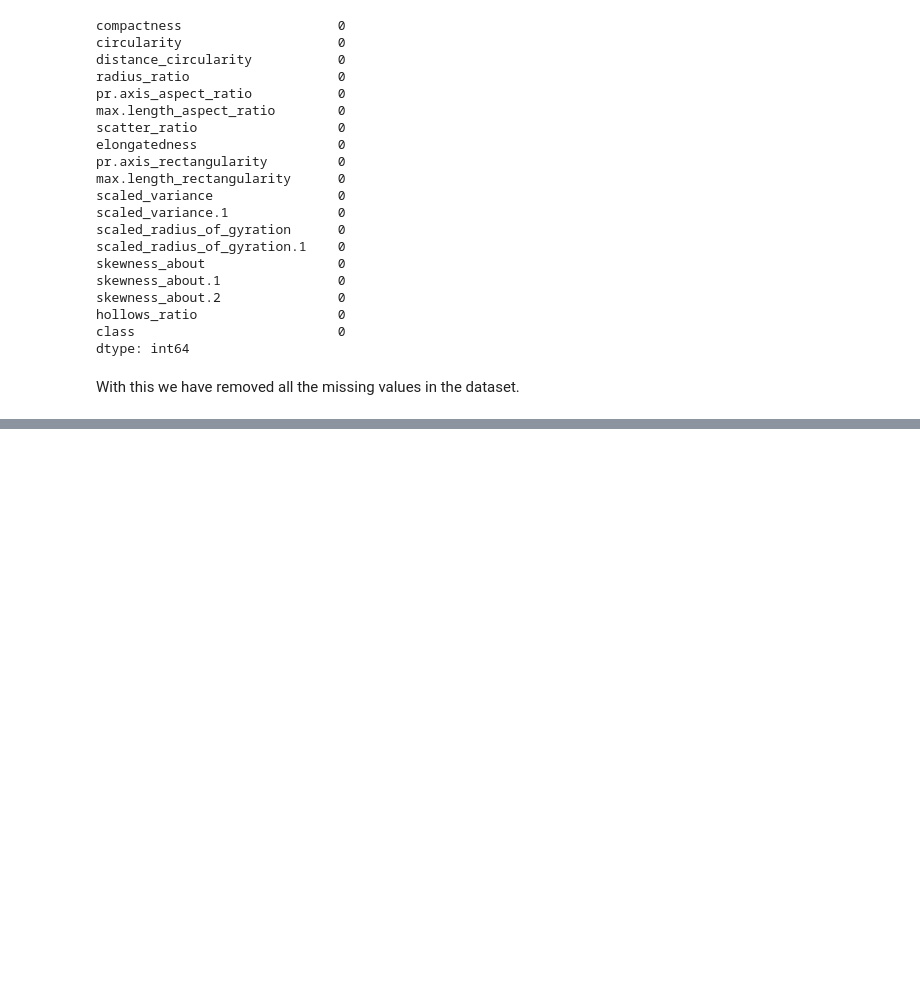
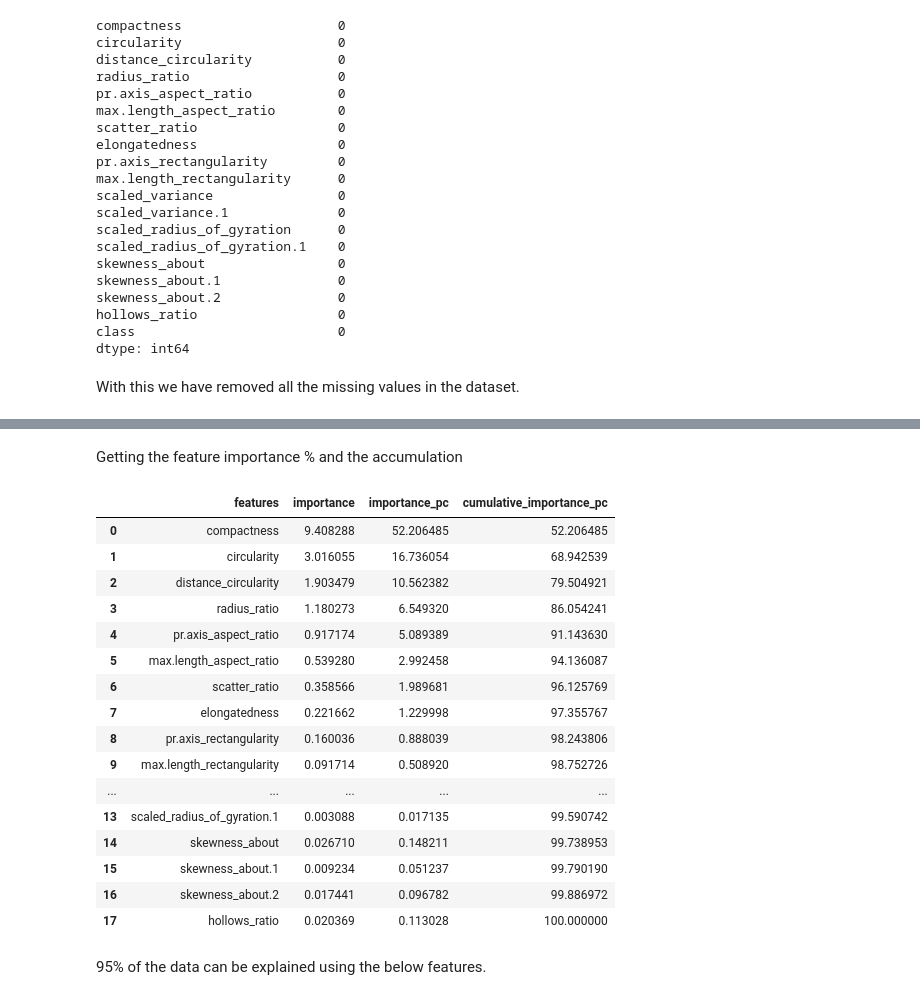
Before and after one commit to nandhukumar86/AIML-Practice, a Jupyter notebook: Project4_Vehicle_1_csv.ipynb, the cells around one changed output, grey strips where cells are left out. Cells and saved outputs as stored; diff of their text form; code cells hidden in the pictures; blank space fills up the shorter version.

Commit message:
Created using Colaboratory - Intermediate checkins

```diff
--- a/Project4_Vehicle_1_csv.ipynb
+++ b/Project4_Vehicle_1_csv.ipynb
@@ -169,0 +276,2 @@ With this we have removed all the missing values in the dataset.
+# %%
+covarianceMatrix = np.cov(df.iloc[:,0:-1].T)
@@ -169,0 +286,3 @@ With this we have removed all the missing values in the dataset.
+# %%
+cov_feature_importance = pd.concat([pd.DataFrame(cols), pd.DataFrame(np.linalg.eigvals(covarianceMatrix))], axis=1, ignore_index=True)
+cov_feature_importance.columns = ['features', 'importance']
@@ -169,0 +309,27 @@ With this we have removed all the missing values in the dataset.
+# %% [markdown]
+Getting the feature importance % and the accumulation
+# %%
+sum_of_importance = np.sum(cov_feature_importance['importance'])
+cov_feature_importance['importance_pc'] = cov_feature_importance['importance']/sum_of_importance * 100
+cov_feature_importance['cumulative_importance_pc'] = cov_feature_importance['importance_pc'].cumsum()
+cov_feature_importance
+# %% [output]
+|  | features | importance | importance_pc | cumulative_importance_pc |
+| 0 | compactness | 9.408288 | 52.206485 | 52.206485 |
+| 1 | circularity | 3.016055 | 16.736054 | 68.942539 |
+| 2 | distance_circularity | 1.903479 | 10.562382 | 79.504921 |
+| 3 | radius_ratio | 1.180273 | 6.549320 | 86.054241 |
+| 4 | pr.axis_aspect_ratio | 0.917174 | 5.089389 | 91.143630 |
+| 5 | max.length_aspect_ratio | 0.539280 | 2.992458 | 94.136087 |
+| 6 | scatter_ratio | 0.358566 | 1.989681 | 96.125769 |
+| 7 | elongatedness | 0.221662 | 1.229998 | 97.355767 |
+| 8 | pr.axis_rectangularity | 0.160036 | 0.888039 | 98.243806 |
+| 9 | max.length_rectangularity | 0.091714 | 0.508920 | 98.752726 |
+| ... | ... | ... | ... | ... |
+| 13 | scaled_radius_of_gyration.1 | 0.003088 | 0.017135 | 99.590742 |
+| 14 | skewness_about | 0.026710 | 0.148211 | 99.738953 |
+| 15 | skewness_about.1 | 0.009234 | 0.051237 | 99.790190 |
+| 16 | skewness_about.2 | 0.017441 | 0.096782 | 99.886972 |
+| 17 | hollows_ratio | 0.020369 | 0.113028 | 100.000000 |
+# %% [markdown]
+95% of the data can be explained using the below features.
```
Also changed, not shown: parts of 19 cells of this notebook.
